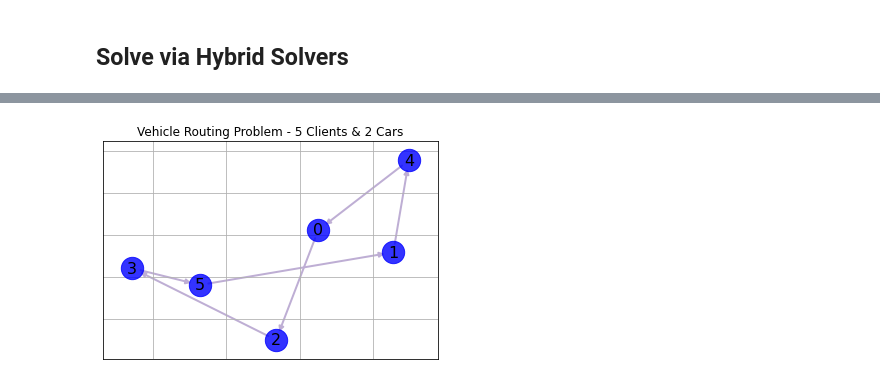
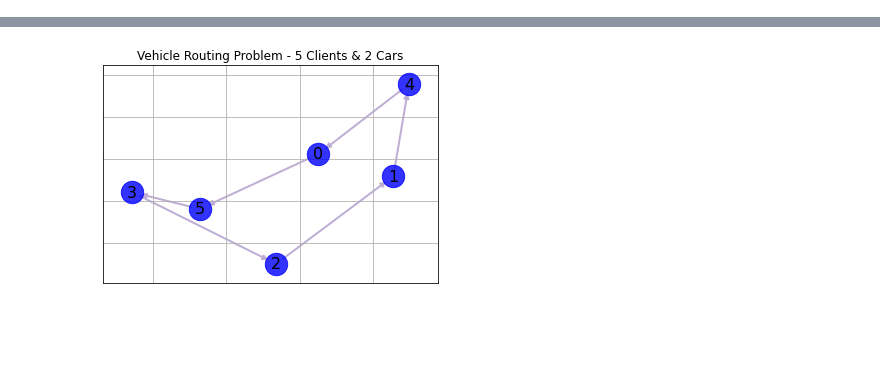
Before and after one commit to VGGatGitHub/QOSF-cohort3, a Jupyter notebook: vehicle_routing/Vehicle Routing Problem.ipynb, the cells around one changed output, grey strips where cells are left out. Cells and saved outputs as stored; diff of their text form; code cells hidden in the pictures; blank space fills up the shorter version.

```diff
--- a/vehicle_routing/Vehicle Routing Problem.ipynb
+++ b/vehicle_routing/Vehicle Routing Problem.ipynb
@@ -27,2 +52,0 @@ vrp6 = SolutionPartitionSolver(n, m, instance)
-# %% [markdown]
-## Solve via Hybrid Solvers
@@ -62,10 +82,12 @@ $$\sum_{k=0}^N x_{i,k,j} = 1 \;\;\forall i, j$$
  - Worst Case: $N^2(N+1)$
 
 ![](images/fqs_complexity.png)
-# %%
-vrp1.visualize(xc, yc)
-# %% [output]
-[figure, removed]
+# %%
+fqs = FullQuboSolver(n, m, instance)
+fqs.solve(solver='leap')
+fqs.visualize(xc, yc)
+# %% [output]
+[figure, added]
 # %% [markdown]
 ## Average Partitioning Solver (APS)
 
```
Also changed, not shown: parts of 29 cells of this notebook, 1 other file.
